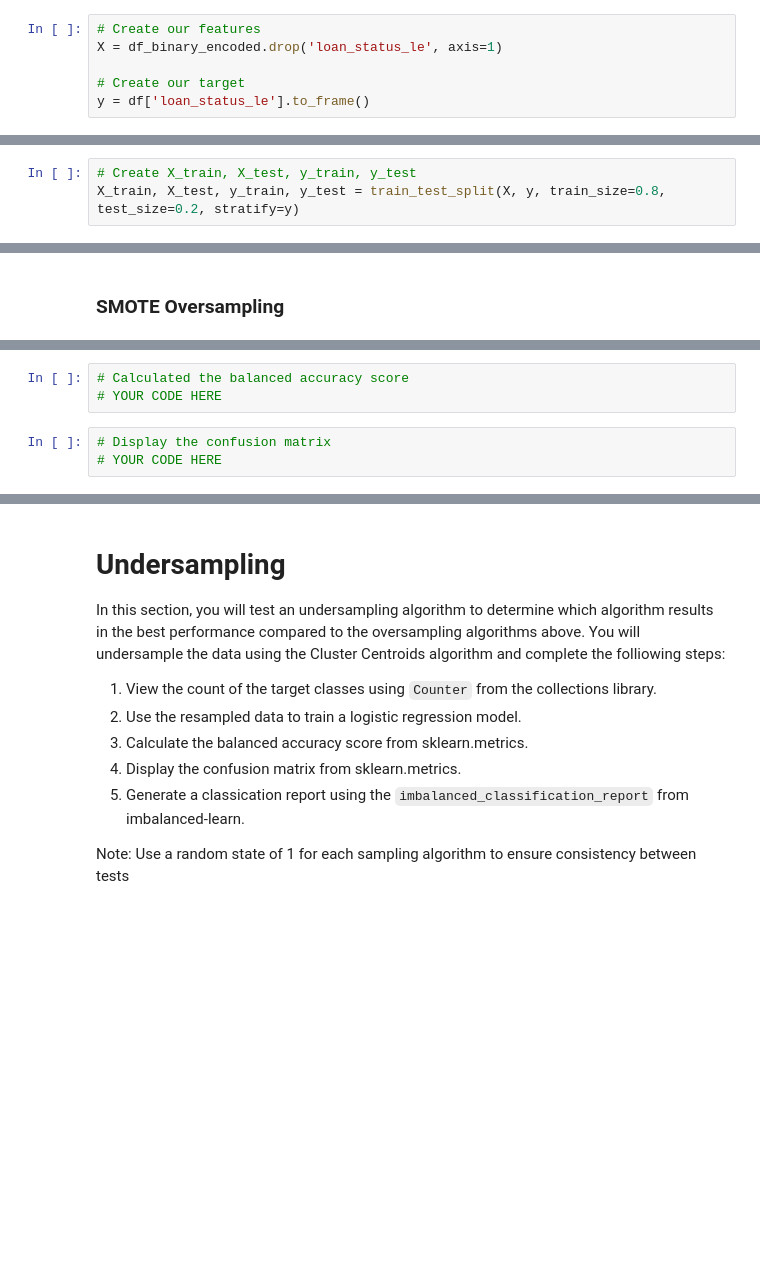
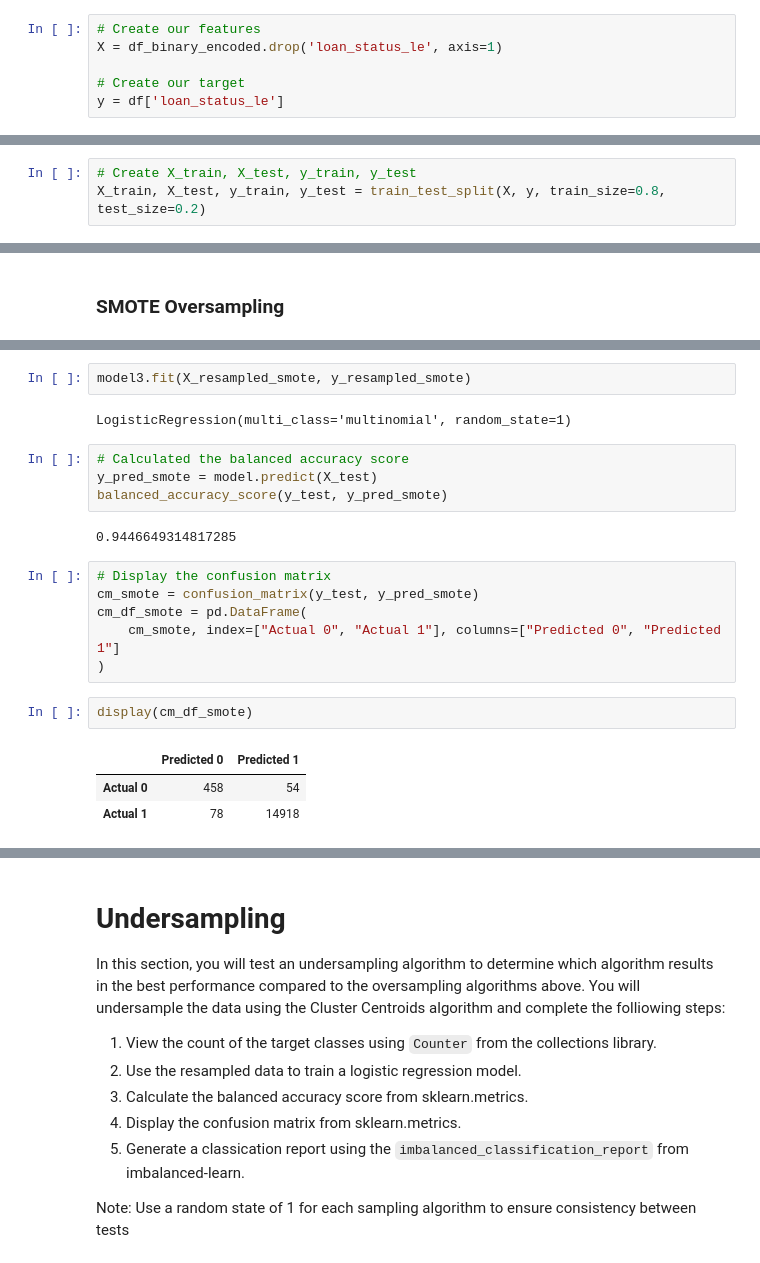
Before and after one commit to francofin/risky_business, a Jupyter notebook: credit_risk_resampling.ipynb, the cells around one changed output, grey strips where cells are left out. Drawn from its saved outputs; the diff is of its cells as text; blank space fills up the shorter version.

```diff
--- a/credit_risk_resampling.ipynb
+++ b/credit_risk_resampling.ipynb
@@ -64,7 +64,7 @@ df_binary_encoded.drop("homeowner_rent",axis=1, inplace=True)
 X = df_binary_encoded.drop('loan_status_le', axis=1)
 
 # Create our target
-y = df['loan_status_le'].to_frame()
+y = df['loan_status_le']
 # %%
 X.describe()
 # %% [output]
@@ -86,4 +86,4 @@ y['loan_status_le'].value_counts()
 Name: loan_status_le, dtype: int64
 # %%
 # Create X_train, X_test, y_train, y_test
-X_train, X_test, y_train, y_test = train_test_split(X, y, train_size=0.8, test_size=0.2, stratify=y)
+X_train, X_test, y_train, y_test = train_test_split(X, y, train_size=0.8, test_size=0.2)
@@ -168,8 +227,24 @@ Note: Use a random state of 1 for each sampling algorithm to ensure consistency
+# %%
+model3.fit(X_resampled_smote, y_resampled_smote)
+# %% [output]
+LogisticRegression(multi_class='multinomial', random_state=1)
 # %%
 # Calculated the balanced accuracy score
-# YOUR CODE HERE
+y_pred_smote = model.predict(X_test)
+balanced_accuracy_score(y_test, y_pred_smote)
+# %% [output]
+0.9446649314817285
-# %%
-# Display the confusion matrix
-# YOUR CODE HERE
+# %%
+# Display the confusion matrix
+cm_smote = confusion_matrix(y_test, y_pred_smote)
+cm_df_smote = pd.DataFrame(
+    cm_smote, index=["Actual 0", "Actual 1"], columns=["Predicted 0", "Predicted 1"]
+)
+# %%
+display(cm_df_smote)
+# %% [output]
+|  | Predicted 0 | Predicted 1 |
+| Actual 0 | 458 | 54 |
+| Actual 1 | 78 | 14918 |
 # %%
 # Print the imbalanced classification report
```
Also changed, not shown: parts of 19 cells of this notebook.
